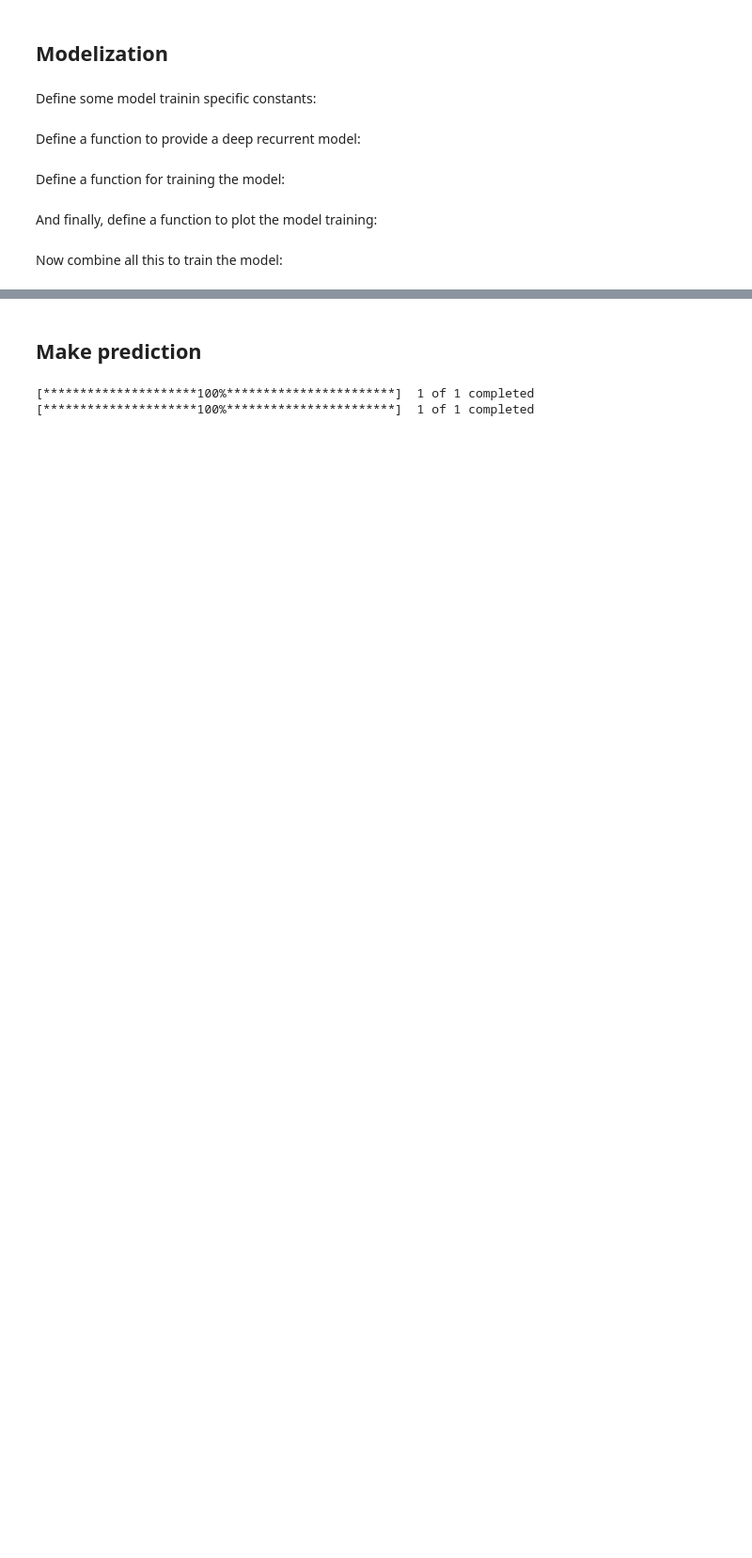
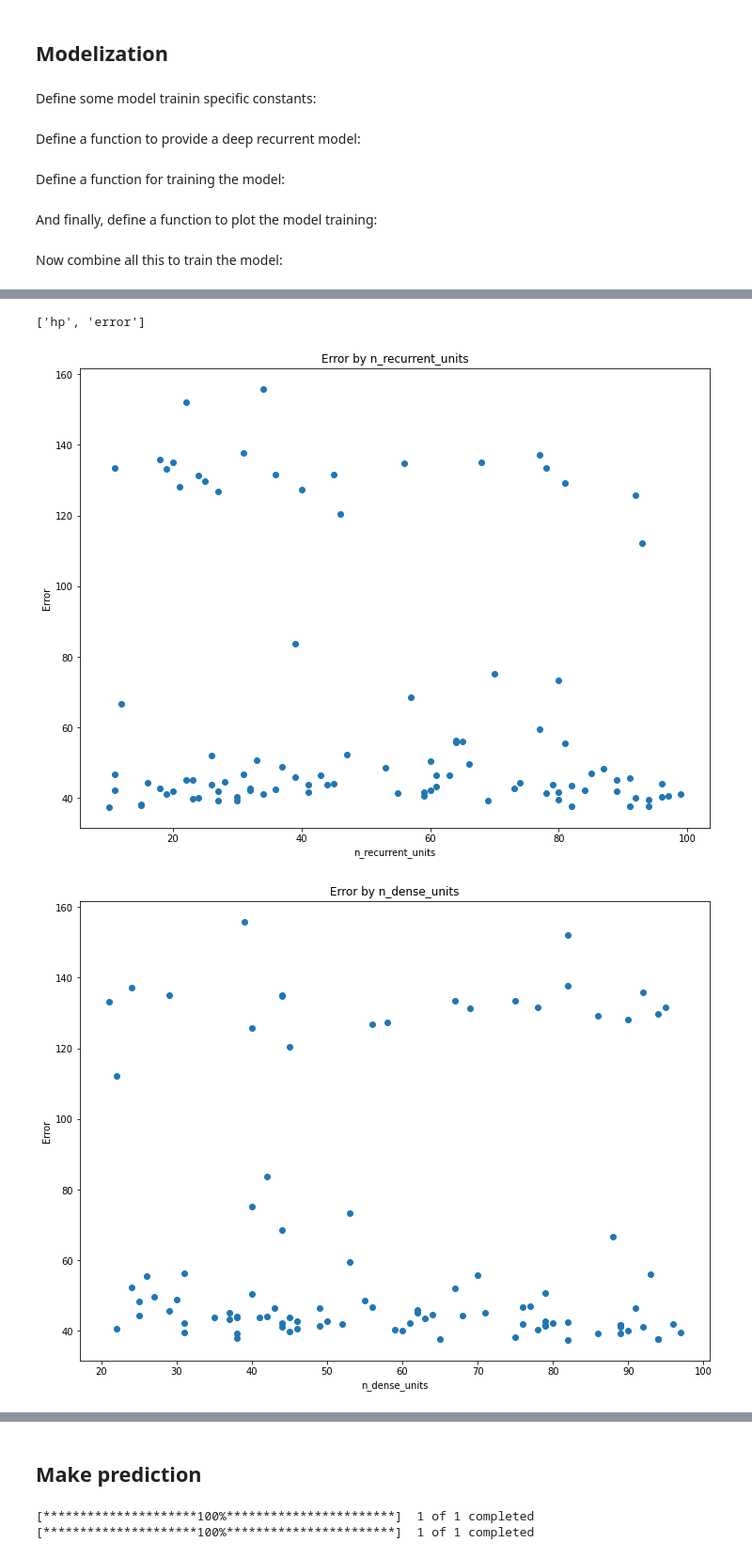
Before and after one commit to mancap314/miscellanous, a Jupyter notebook: stock_prediction.ipynb, the cells around one changed output, grey strips where cells are left out. Shown at 94% size. Cells and saved outputs as stored; diff of their text form; code cells hidden in the pictures; blank space fills up the shorter version.

```diff
--- a/stock_prediction.ipynb
+++ b/stock_prediction.ipynb
@@ -354,0 +403,21 @@ INFO: model evaluation on test data:
+# %%
+n_trials = 100
+n_recurrent_units_min = 10,
+n_recurrent_units_max = 100,
+n_dense_units_min = 20
+n_dense_units_max = 100
+scale_min = .01
+scale_max = .1
+lr_min = 1e-4
+lr_max = 1e-1
+dr_min = 0.8
+dr_max = 0.999
+# %%
+rgs_result = random_grid_search(n_trials=n_trials,
+                        n_recurrent_units_min=n_recurrent_units_min,
+                        n_recurrent_units_max=n_recurrent_units_max,
+                        n_dense_units_min=n_dense_units_min,
+                        n_dense_units_max=n_dense_units_max,
+                        scale_min=scale_min, scale_max=scale_max,
+                        lr_min=lr_min, lr_max=lr_max,
+                        dr_min=dr_min, dr_max=dr_max)
@@ -354,0 +442,17 @@ INFO: model evaluation on test data:
+# %%
+hyperparameters
+# %% [output]
+['hp', 'error']
+# %%
+hyperparameters = list(rgs_result[0].get('hp').keys())
+ys = [d.get('error') for d in rgs_result]
+for hyperparameter in hyperparameters:
+  xs = [d.get('hp').get(hyperparameter) for d in rgs_result]
+  plt.scatter(xs, ys)
+  plt.xlabel(hyperparameter)
+  plt.ylabel('Error')
+  plt.title(f'Error by {hyperparameter}')
+  plt.show()
+# %% [output]
+[figure, added]
+[figure, added]
```
Also changed, not shown: parts of 21 cells of this notebook.
